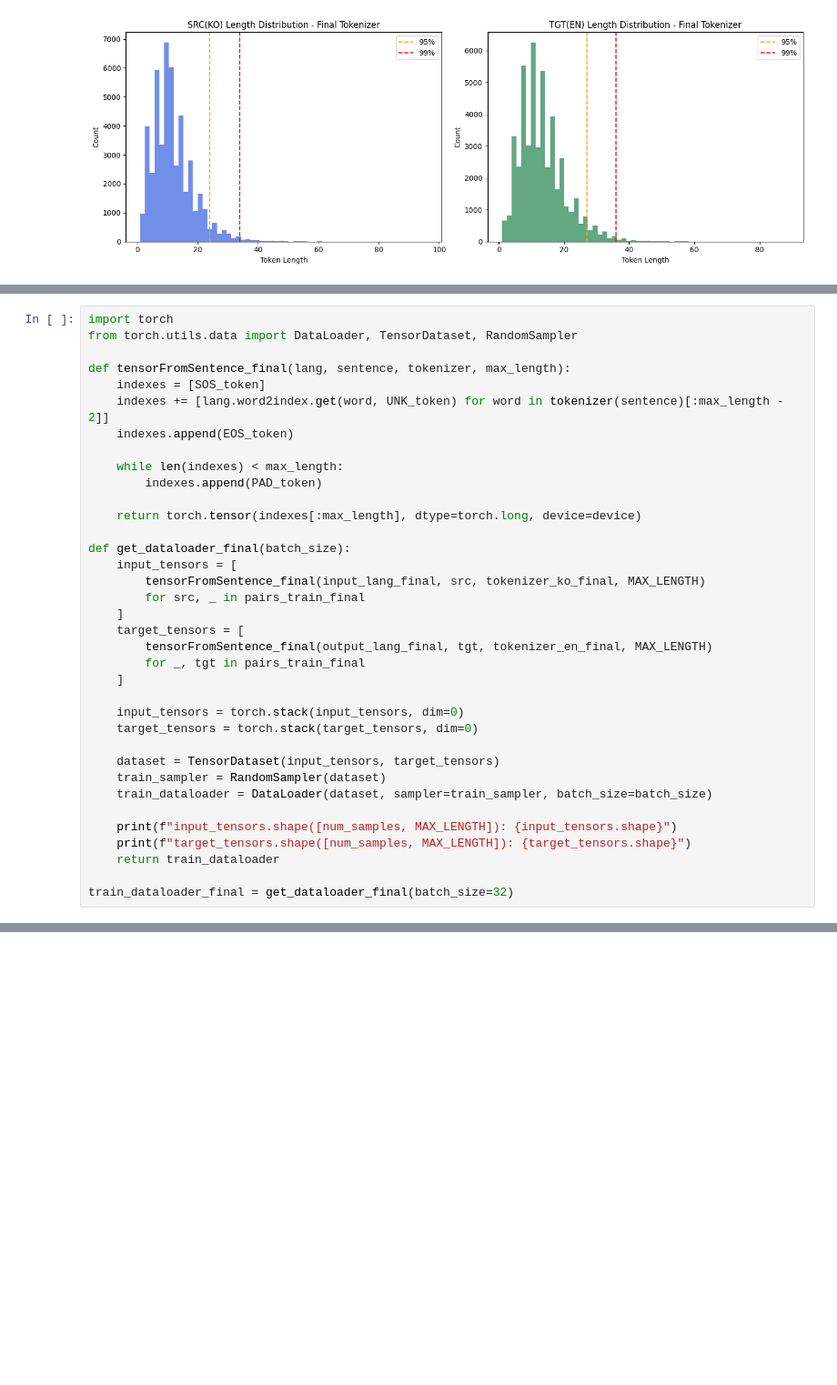
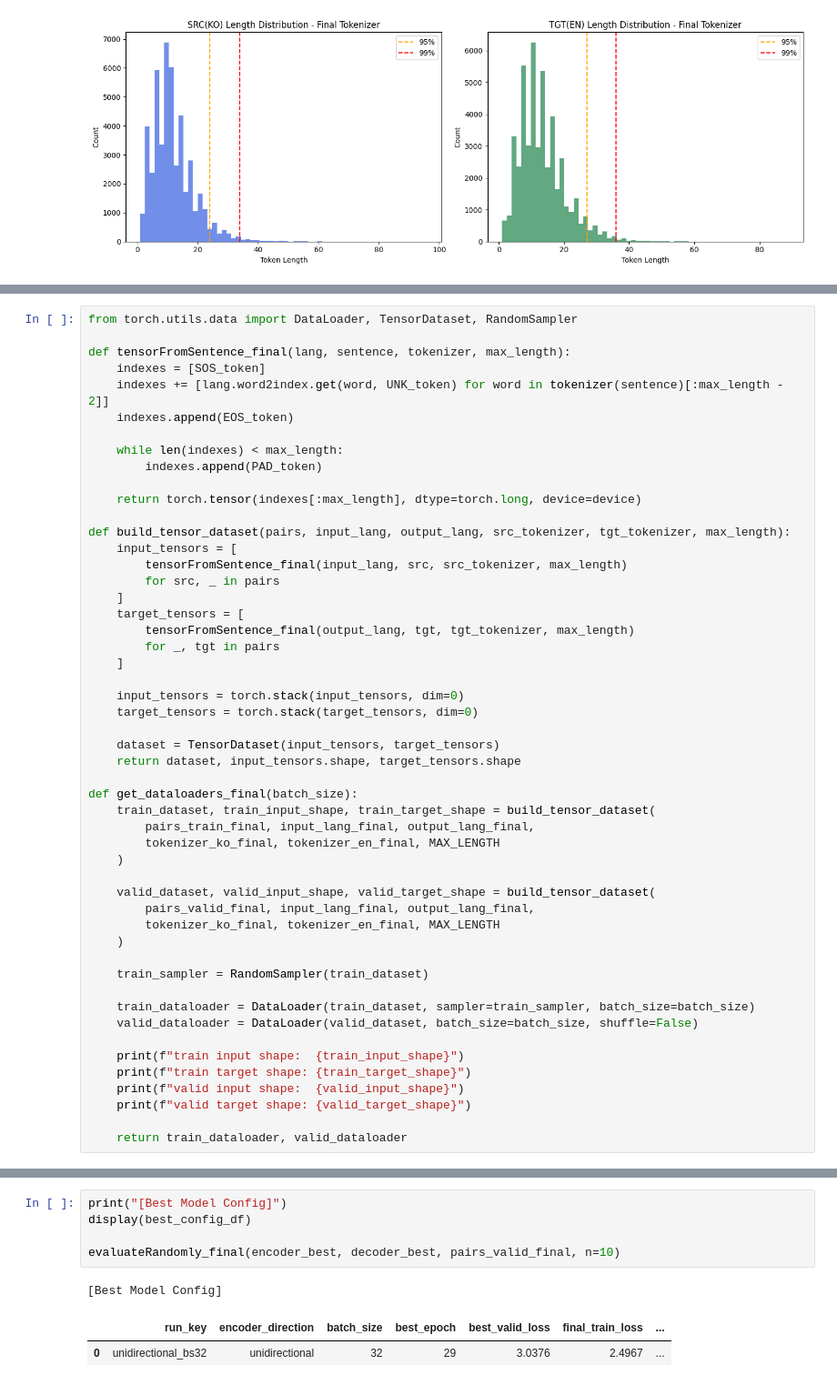
Before and after one commit to beomsookim1020/ko-en-seq2seq-attention, a Jupyter notebook: [수정된_베이스라인]11_한영_번역_Seq2Seq_Attention.ipynb, the cells around one changed output, grey strips where cells are left out. Shown at 91% size. Saved outputs shown, nothing was run; the diff lists cells and outputs as text; blank space fills up the shorter version.

```diff
--- a/[수정된_베이스라인]11_한영_번역_Seq2Seq_Attention.ipynb
+++ b/[수정된_베이스라인]11_한영_번역_Seq2Seq_Attention.ipynb
@@ -2066,5 +2091,4 @@ print(f"최종 output vocab size: {output_lang_final.n_words}")
 # %%
-import torch
 from torch.utils.data import DataLoader, TensorDataset, RandomSampler
 
 def tensorFromSentence_final(lang, sentence, tokenizer, max_length):
@@ -2077,25 +2101,41 @@ def tensorFromSentence_final(lang, sentence, tokenizer, max_length):
 
     return torch.tensor(indexes[:max_length], dtype=torch.long, device=device)
 
-def get_dataloader_final(batch_size):
+def build_tensor_dataset(pairs, input_lang, output_lang, src_tokenizer, tgt_tokenizer, max_length):
     input_tensors = [
-        tensorFromSentence_final(input_lang_final, src, tokenizer_ko_final, MAX_LENGTH)
-        for src, _ in pairs_train_final
+        tensorFromSentence_final(input_lang, src, src_tokenizer, max_length)
+        for src, _ in pairs
     ]
     target_tensors = [
-        tensorFromSentence_final(output_lang_final, tgt, tokenizer_en_final, MAX_LENGTH)
-        for _, tgt in pairs_train_final
+        tensorFromSentence_final(output_lang, tgt, tgt_tokenizer, max_length)
+        for _, tgt in pairs
     ]
 
     input_tensors = torch.stack(input_tensors, dim=0)
     target_tensors = torch.stack(target_tensors, dim=0)
 
     dataset = TensorDataset(input_tensors, target_tensors)
-    train_sampler = RandomSampler(dataset)
-    train_dataloader = DataLoader(dataset, sampler=train_sampler, batch_size=batch_size)
+    return dataset, input_tensors.shape, target_tensors.shape
 
-    print(f"input_tensors.shape([num_samples, MAX_LENGTH]): {input_tensors.shape}")
-    print(f"target_tensors.shape([num_samples, MAX_LENGTH]): {target_tensors.shape}")
-    return train_dataloader
+def get_dataloaders_final(batch_size):
+    train_dataset, train_input_shape, train_target_shape = build_tensor_dataset(
+        pairs_train_final, input_lang_final, output_lang_final,
+        tokenizer_ko_final, tokenizer_en_final, MAX_LENGTH
+    )
 
-train_dataloader_final = get_dataloader_final(batch_size=32)
+    valid_dataset, valid_input_shape, valid_target_shape = build_tensor_dataset(
+        pairs_valid_final, input_lang_final, output_lang_final,
+        tokenizer_ko_final, tokenizer_en_final, MAX_LENGTH
+    )
+
+    train_sampler = RandomSampler(train_dataset)
+
+    train_dataloader = DataLoader(train_dataset, sampler=train_sampler, batch_size=batch_size)
+    valid_dataloader = DataLoader(valid_dataset, batch_size=batch_size, shuffle=False)
+
+    print(f"train input shape:  {train_input_shape}")
+    print(f"train target shape: {train_target_shape}")
+    print(f"valid input shape:  {valid_input_shape}")
+    print(f"valid target shape: {valid_target_shape}")
+
+    return train_dataloader, valid_dataloader
@@ -2223,0 +2705,9 @@ evaluateRandomly_final(encoder_final, decoder_final, pairs_valid_final, n=10)
+# %%
+print("[Best Model Config]")
+display(best_config_df)
+
+evaluateRandomly_final(encoder_best, decoder_best, pairs_valid_final, n=10)
+# %% [output]
+[Best Model Config]
+|  | run_key | encoder_direction | batch_size | best_epoch | best_valid_loss | final_train_loss | ... |
+| 0 | unidirectional_bs32 | unidirectional | 32 | 29 | 3.0376 | 2.4967 | ... |
```
Also changed, not shown: parts of 28 cells of this notebook.
